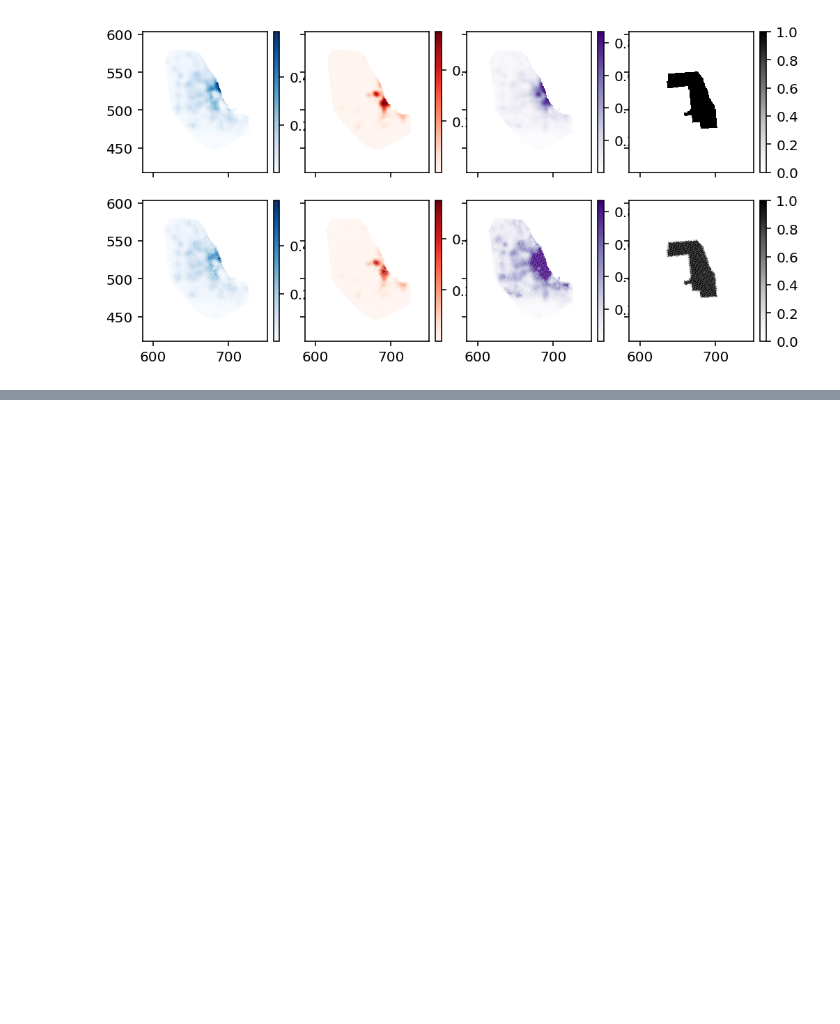
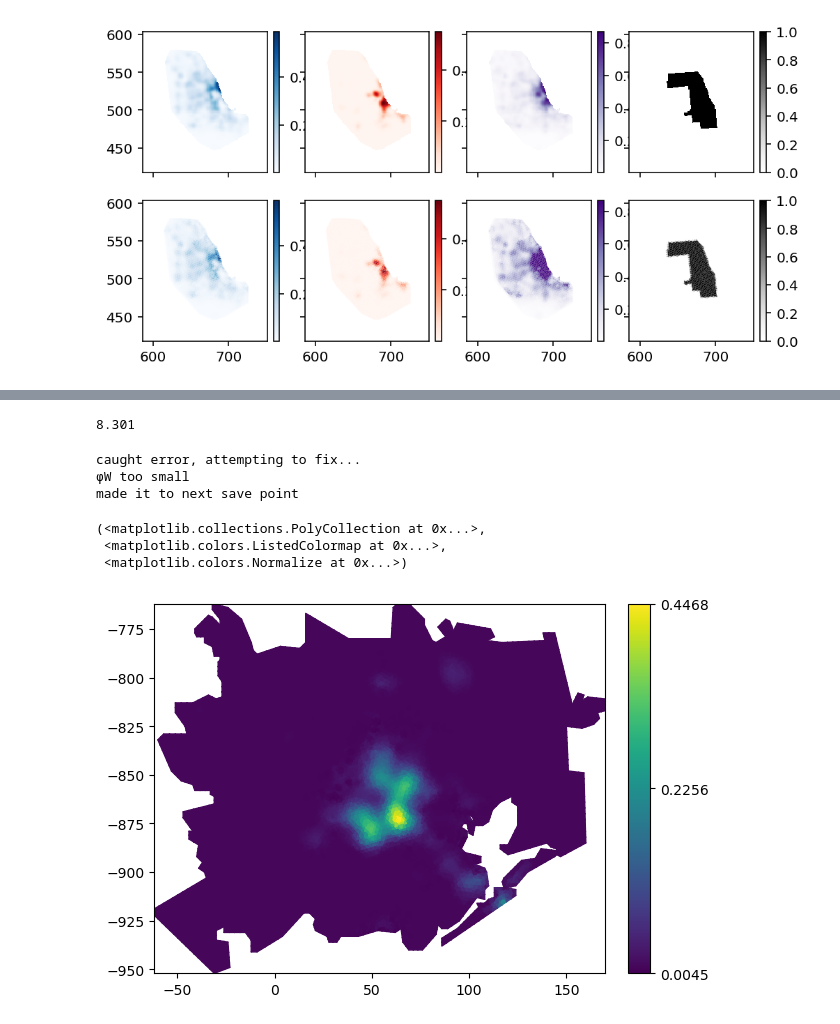
Before and after one commit to dsseara/sociohydro, a Jupyter notebook: sim/meanField/fvm/fvm_tests.ipynb, the cells around one changed output, grey strips where cells are left out. Saved outputs shown, nothing was run; the diff lists cells and outputs as text; code cells hidden in the pictures; blank space fills up the shorter version.

Commit message:
lots of changes from a while ago

```diff
--- a/sim/meanField/fvm/fvm_tests.ipynb
+++ b/sim/meanField/fvm/fvm_tests.ipynb
@@ -600,0 +920,10 @@ np.argmax((ϕW + ϕB).value)
+# %%
+sc = "Texas_Harris"
+datafolder = f"/project/vitelli/dsseara/schelling/sims/2024-12-26_fipy_linRegParams/data/sigma3/{sc}_fillFracFalse_relDenTrue"
+paramfile = glob(os.path.join(datafolder, "*.json"))[0]
+with open(paramfile, "r") as f:
+    args = json.load(f)
+
+fipyfiles = sorted(glob(os.path.join(datafolder, "fipy_output", "*")))
+
+w, b, t = read(fipyfiles[-1])
@@ -600,0 +1014,48 @@ np.argmax((ϕW + ϕB).value)
+# %%
+from fipy.solvers.scipy import LinearLUSolver
+# solver = LinearLUSolver()
+
+while elapsed < duration:
+    print(f"{elapsed:0.3f}", end="\r")
+    try:
+        for var in [ϕW, μW, ϕB, μB]:
+            var.updateOld()
+        res = 1e10
+        while res > 1e-5:
+            res = eq.sweep(dt=dt)
+        elapsed += dt
+    except RuntimeError:
+        print("caught error, attempting to fix...")
+        if (ϕW.value <= 0).any():
+            print("ϕW too small")
+            ϕW.setValue(1e-2, where=ϕW.value <= 0)
+        if (ϕB.value <= 0).any():
+            print("ϕB too small")
+            ϕB.setValue(1e-2, where=ϕB.value <= 0)
+        if ((ϕW + ϕB).value >= 1).any():
+            print("ϕW + ϕB too large")
+            ϕW.setValue(1-1e-2, where=(ϕW+ϕB).value >= 1)
+            ϕB.setValue(1-1e-2, where=(ϕW+ϕB).value >= 1)
+        elif (ϕW.value >= 1).any():
+            print("ϕW too large")
+            ϕW.setValue(1-1e-2, where=ϕW.value >= 1)
+        elif (ϕB.value >= 1).any():
+            print("ϕB too large")
+            ϕB.setValue(1-1e-2, where=ϕB.value >= 1)
+        continue
+    if elapsed >= t_save[snapshot]:
+        print("made it to next save point")
+        break
+# %% [output]
+8.301
+caught error, attempting to fix...
+ϕW too small
+made it to next save point
+# %%
+fig, ax = plt.subplots()
+plot_mesh(ϕB, mesh, ax=ax)
+# %% [output]
+(<matplotlib.collections.PolyCollection at 0x...>,
+ <matplotlib.colors.ListedColormap at 0x...>,
+ <matplotlib.colors.Normalize at 0x...>)
+[figure, added]
```
Also changed, not shown: parts of 26 cells of this notebook, 4 other files.
